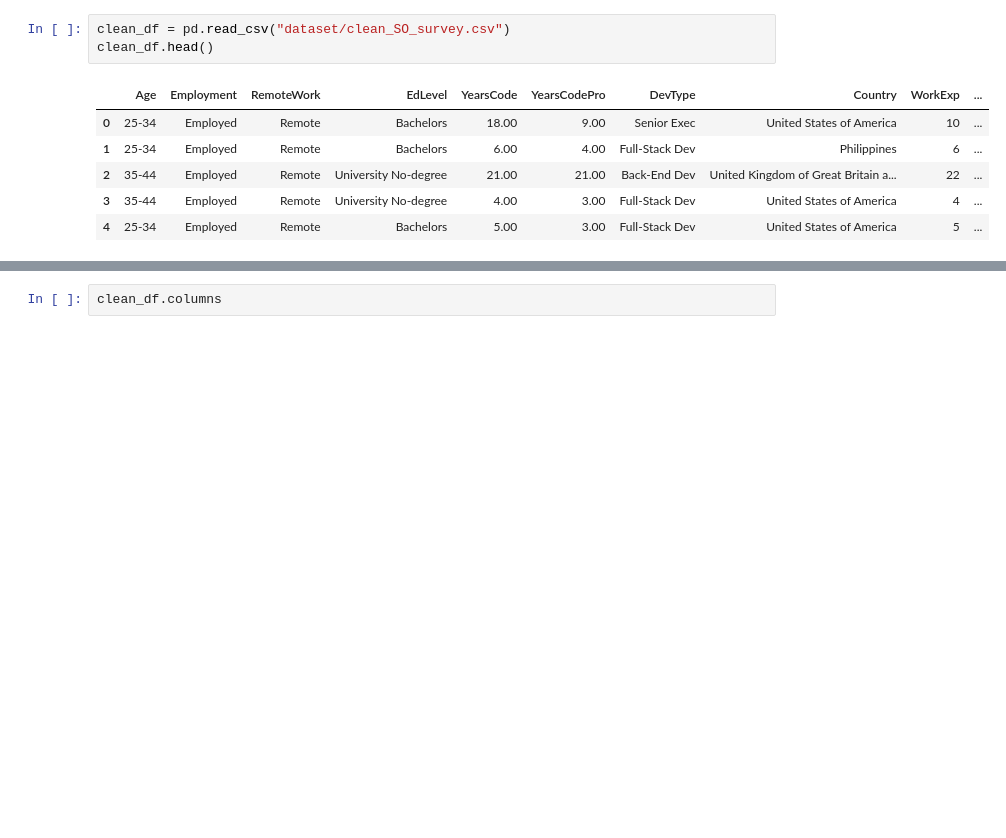
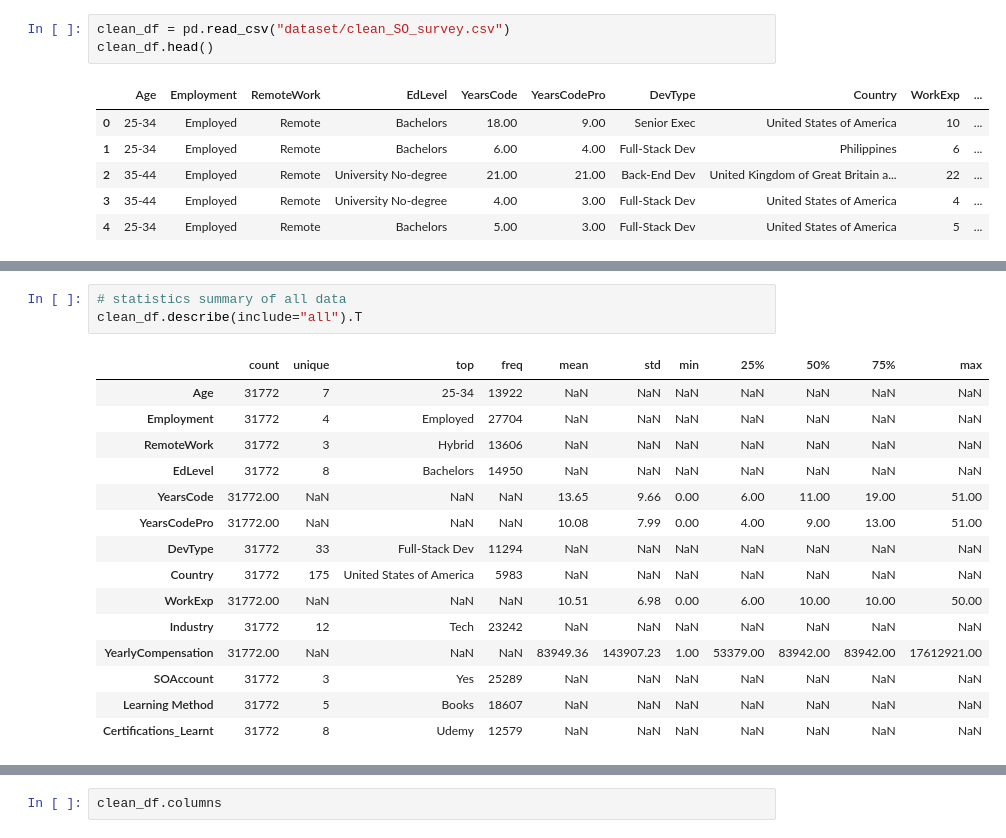
Before and after one commit to see-3pO/2022-Stack-Overflow-Survey-Analysis, a Jupyter notebook: developer_survey_analysis.ipynb, the cells around one changed output, grey strips where cells are left out. Saved outputs shown, nothing was run; the diff lists cells and outputs as text; blank space fills up the shorter version.

```diff
--- a/developer_survey_analysis.ipynb
+++ b/developer_survey_analysis.ipynb
@@ -72,0 +62,19 @@ clean_df.describe()
+# %%
+# statistics summary of all data
+clean_df.describe(include="all").T
+# %% [output]
+|  | count | unique | top | freq | mean | std | min | 25% | 50% | 75% | max |
+| Age | 31772 | 7 | 25-34 | 13922 | NaN | NaN | NaN | NaN | NaN | NaN | NaN |
+| Employment | 31772 | 4 | Employed | 27704 | NaN | NaN | NaN | NaN | NaN | NaN | NaN |
+| RemoteWork | 31772 | 3 | Hybrid | 13606 | NaN | NaN | NaN | NaN | NaN | NaN | NaN |
+| EdLevel | 31772 | 8 | Bachelors | 14950 | NaN | NaN | NaN | NaN | NaN | NaN | NaN |
+| YearsCode | 31772.00 | NaN | NaN | NaN | 13.65 | 9.66 | 0.00 | 6.00 | 11.00 | 19.00 | 51.00 |
+| YearsCodePro | 31772.00 | NaN | NaN | NaN | 10.08 | 7.99 | 0.00 | 4.00 | 9.00 | 13.00 | 51.00 |
+| DevType | 31772 | 33 | Full-Stack Dev | 11294 | NaN | NaN | NaN | NaN | NaN | NaN | NaN |
+| Country | 31772 | 175 | United States of America | 5983 | NaN | NaN | NaN | NaN | NaN | NaN | NaN |
+| WorkExp | 31772.00 | NaN | NaN | NaN | 10.51 | 6.98 | 0.00 | 6.00 | 10.00 | 10.00 | 50.00 |
+| Industry | 31772 | 12 | Tech | 23242 | NaN | NaN | NaN | NaN | NaN | NaN | NaN |
+| YearlyCompensation | 31772.00 | NaN | NaN | NaN | 83949.36 | 143907.23 | 1.00 | 53379.00 | 83942.00 | 83942.00 | 17612921.00 |
+| SOAccount | 31772 | 3 | Yes | 25289 | NaN | NaN | NaN | NaN | NaN | NaN | NaN |
+| Learning Method | 31772 | 5 | Books | 18607 | NaN | NaN | NaN | NaN | NaN | NaN | NaN |
+| Certifications_Learnt | 31772 | 8 | Udemy | 12579 | NaN | NaN | NaN | NaN | NaN | NaN | NaN |
```
Also changed, not shown: parts of 57 cells of this notebook, 1 other file.
